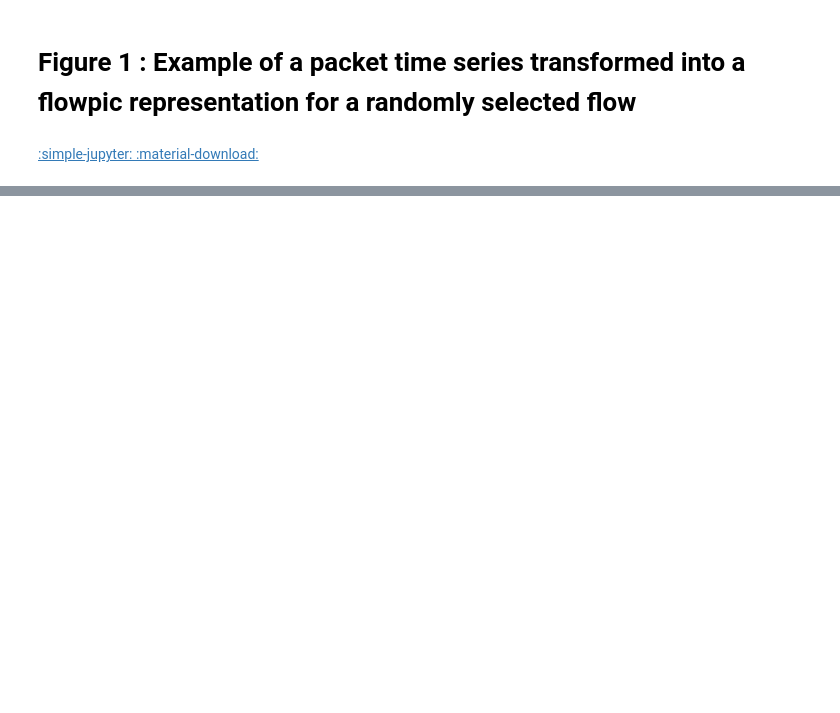
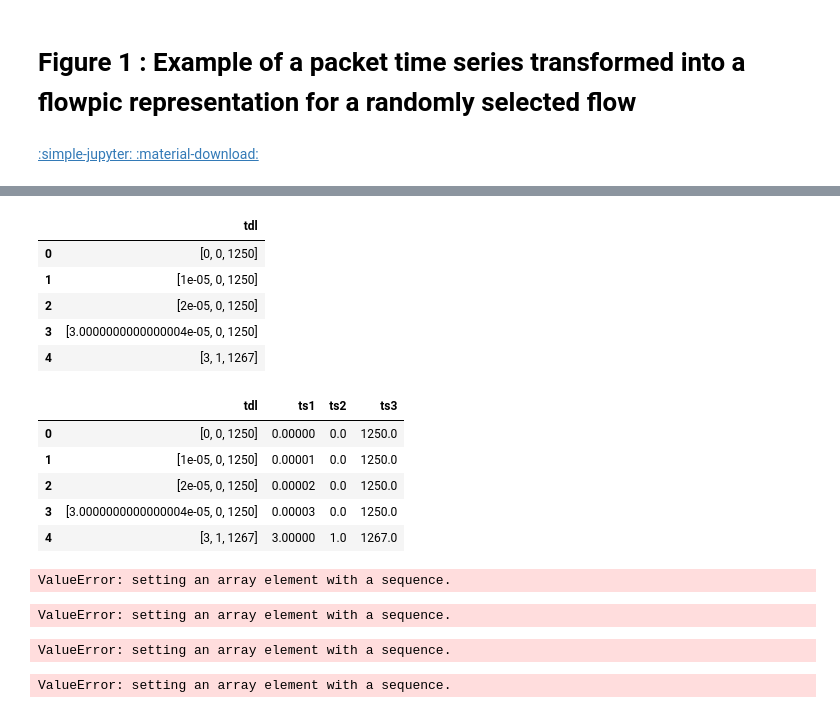
Before and after one commit to ArielCyber/GAN-N-Net, a Jupyter notebook: figure1_flowpic_example.ipynb, the cells around one changed output, grey strips where cells are left out. Saved outputs shown, nothing was run; the diff lists cells and outputs as text; code cells hidden in the pictures; blank space fills up the shorter version.

```diff
--- a/figure1_flowpic_example.ipynb
+++ b/figure1_flowpic_example.ipynb
@@ -31,0 +63,73 @@ df_sample.head()
+# %%
+# assuming df is your DataFrame
+df = pd.DataFrame({'tdl': [[0, 0, 1250], [1e-05, 0, 1250], [2e-05, 0, 1250], [3.0000000000000004e-05, 0, 1250], [3, 1, 1267]]})
+display(df)
+# define a function to extract the time series
+def extract_time_series(x):
+    return pd.Series(x)
+
+# apply the function to the tdl column
+df[['ts1', 'ts2', 'ts3']] = df['tdl'].apply(extract_time_series)
+# df.ts1.tolist()
+df
+# %% [output]
+|  | tdl |
+| 0 | [0, 0, 1250] |
+| 1 | [1e-05, 0, 1250] |
+| 2 | [2e-05, 0, 1250] |
+| 3 | [3.0000000000000004e-05, 0, 1250] |
+| 4 | [3, 1, 1267] |
+|  | tdl | ts1 | ts2 | ts3 |
+| 0 | [0, 0, 1250] | 0.00000 | 0.0 | 1250.0 |
+| 1 | [1e-05, 0, 1250] | 0.00001 | 0.0 | 1250.0 |
+| 2 | [2e-05, 0, 1250] | 0.00002 | 0.0 | 1250.0 |
+| 3 | [3.0000000000000004e-05, 0, 1250] | 0.00003 | 0.0 | 1250.0 |
+| 4 | [3, 1, 1267] | 3.00000 | 1.0 | 1267.0 |
+# %%
+import pandas as pd
+
+# create a sample DataFrame
+df = pd.DataFrame({'A': [1, 2, 3]})
+
+# set a list to a cell
+df.iat[0, 0] = [[4, 5, 6]]
+
+print(df)
+# %% [output]
+ValueError: setting an array element with a sequence.
+# %%
+import pandas as pd
+
+# create a sample DataFrame
+df = pd.DataFrame({'A': [1, 2, 3]})
+
+# set a list to a cell
+df.iat[0, 0] = [[4, 5, 6]]
+
+print(df)
+# %% [output]
+ValueError: setting an array element with a sequence.
+# %%
+import pandas as pd
+
+# create a sample DataFrame
+df = pd.DataFrame({'A': [1, 2, 3]})
+
+# set a list to a cell
+df.iat[0, 0] = [[4, 5, 6]]
+
+print(df)
+# %% [output]
+ValueError: setting an array element with a sequence.
+# %%
+import pandas as pd
+
+# create a sample DataFrame
+df = pd.DataFrame({'A': [1, 2, 3]})
+
+# set a list to a cell
+df.iat[0, 0] = [[4, 5, 6]]
+
+print(df)
+# %% [output]
+ValueError: setting an array element with a sequence.
```
Also changed, not shown: parts of 16 cells of this notebook, 13 other files.
